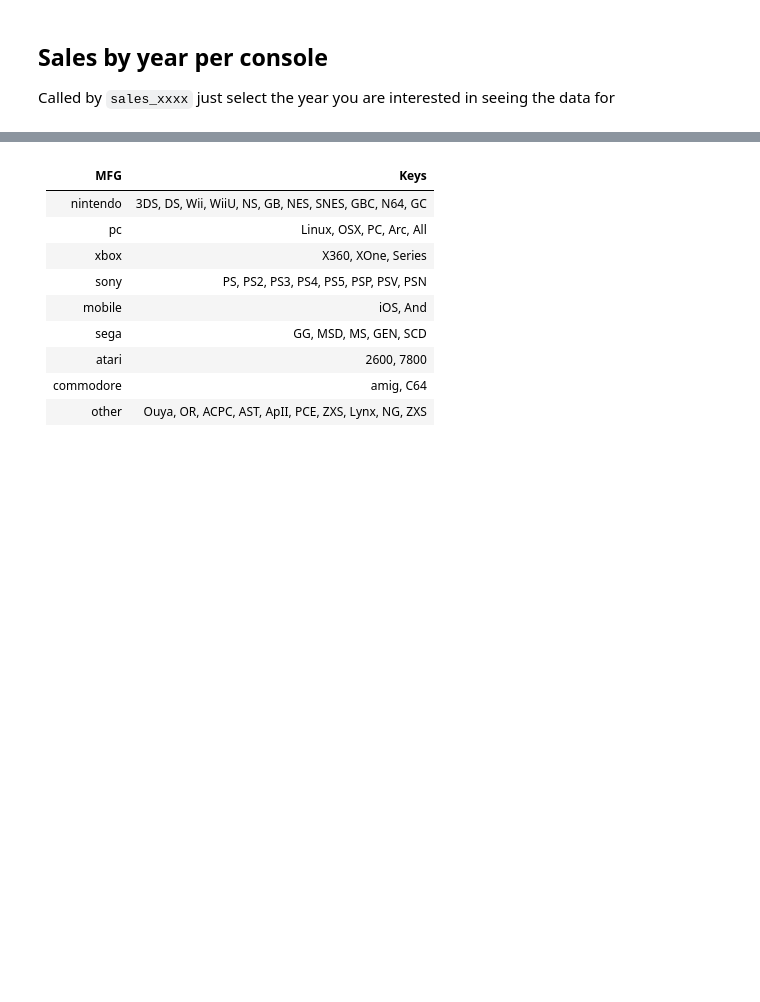
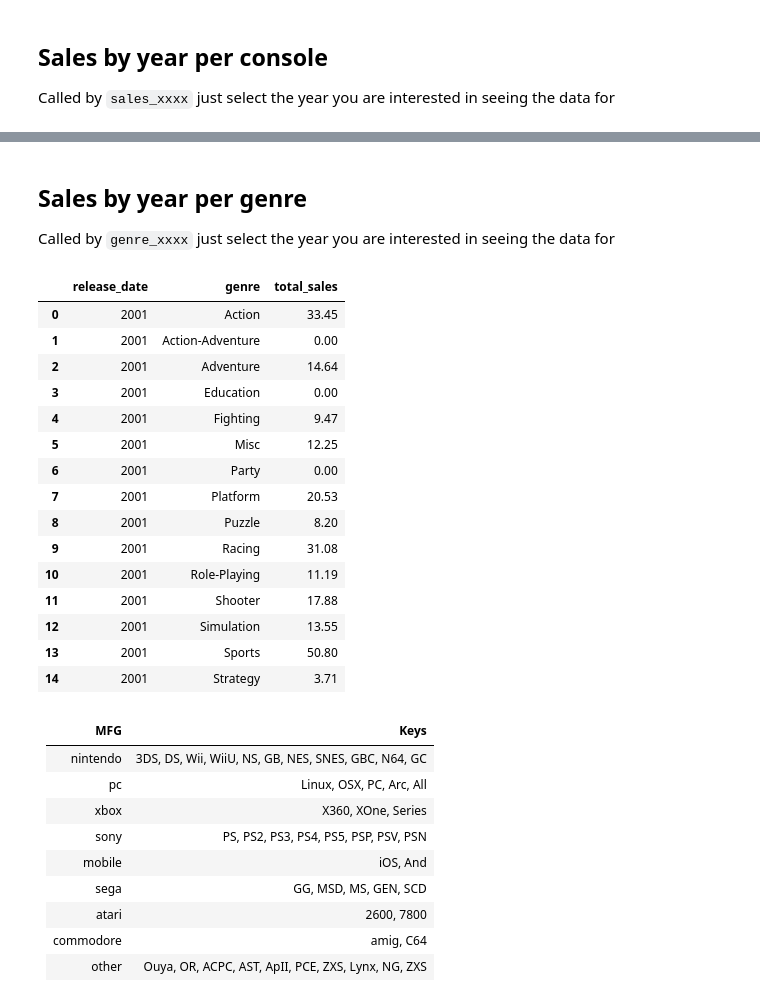
Before and after one commit to dmorton714/v_game, a Jupyter notebook: user.ipynb, the cells around one changed output, grey strips where cells are left out. Saved outputs shown, nothing was run; the diff lists cells and outputs as text; code cells hidden in the pictures; blank space fills up the shorter version.

```diff
--- a/user.ipynb
+++ b/user.ipynb
@@ -61,3 +58,26 @@ sales_2016
+# %% [markdown]
+## Sales by year per genre
+
+Called by `genre_xxxx` just select the year you are interested in seeing the data for
+# %%
+genre_2001
+# %% [output]
+|  | release_date | genre | total_sales |
+| 0 | 2001 | Action | 33.45 |
+| 1 | 2001 | Action-Adventure | 0.00 |
+| 2 | 2001 | Adventure | 14.64 |
+| 3 | 2001 | Education | 0.00 |
+| 4 | 2001 | Fighting | 9.47 |
+| 5 | 2001 | Misc | 12.25 |
+| 6 | 2001 | Party | 0.00 |
+| 7 | 2001 | Platform | 20.53 |
+| 8 | 2001 | Puzzle | 8.20 |
+| 9 | 2001 | Racing | 31.08 |
+| 10 | 2001 | Role-Playing | 11.19 |
+| 11 | 2001 | Shooter | 17.88 |
+| 12 | 2001 | Simulation | 13.55 |
+| 13 | 2001 | Sports | 50.80 |
+| 14 | 2001 | Strategy | 3.71 |
 # %% [markdown]
 | MFG | Keys |
 | -- | -- |
```
Also changed, not shown: parts of 6 cells of this notebook, 1 other file.
